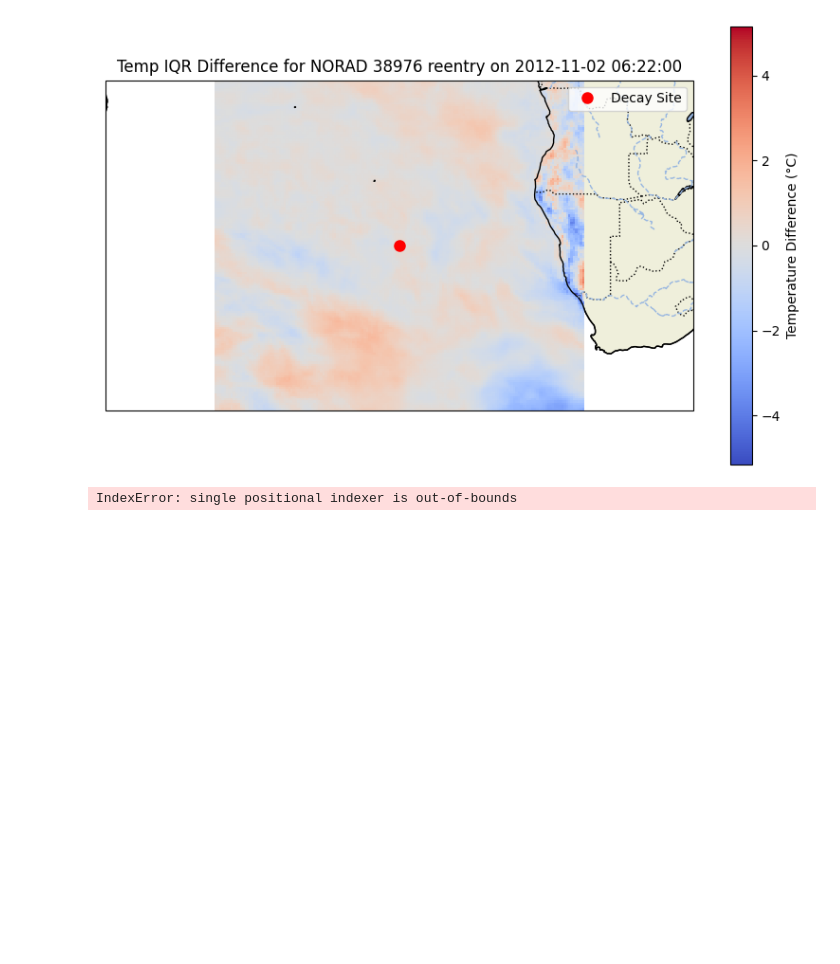
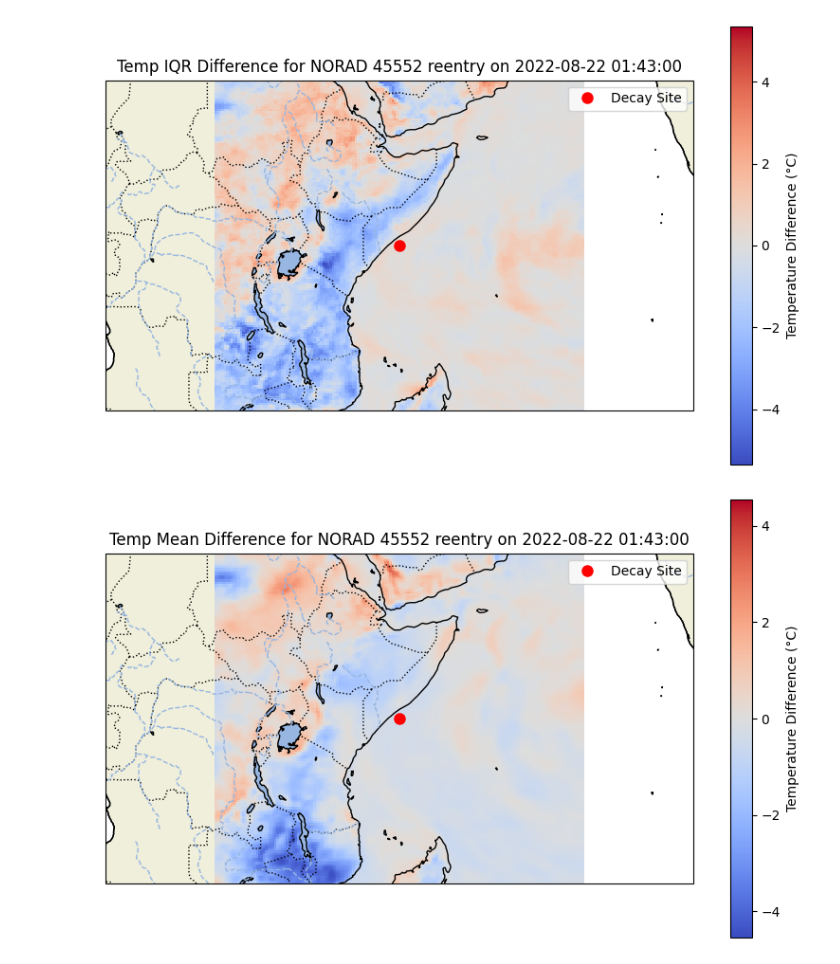
Before and after one commit to pisanvs/GLOBE-spacedebris, a Jupyter notebook: satellite-mapping.ipynb, the cells around one changed output. Drawn from its saved outputs; the diff is of its cells as text; code cells hidden in the pictures; blank space fills up the shorter version.

Commit message:
Focused mapping on mainly starlink satellites

```diff
--- a/satellite-mapping.ipynb
+++ b/satellite-mapping.ipynb
@@ -177,8 +174,6 @@ def show_imagery(imagery, event_TIP, title):
     plt.legend()
     plt.show()
 # %%
-import pandas as pd
-
 # Add each JSONs data to dataframe
 df = pd.DataFrame()
 for file in os.listdir("data/TIPs"):
@@ -190,6 +185,11 @@ df = df.sort_values(by=['OBJECT_NUMBER', 'WINDOW'], ascending=False)
 last_tips = df.groupby('OBJECT_NUMBER').tail(1).reset_index(drop=True)
 
 last_tips = last_tips[last_tips["WINDOW"] == 1]
-last_tips
+
+# get starlink IDs
+
+starlink_ids = pd.read_csv("data/starlink-decayed.csv")
+starlinks = last_tips[last_tips["NORAD_CAT_ID"].isin(starlink_ids["norad"])]
+starlinks
 # %% [output]
 |  | NORAD_CAT_ID | MSG_EPOCH | INSERT_EPOCH | DECAY_EPOCH | WINDOW | REV | DIRECTION | LAT | LON | ... |
@@ -208,10 +208,13 @@ last_tips
 # %%
 for dir in os.listdir("data/sat_imagery"):
-    reentry = last_tips[last_tips["NORAD_CAT_ID"] == int(dir)].iloc[0]
+    reentry = starlinks[starlinks["NORAD_CAT_ID"] == int(dir)].iloc[0]
 
     ds = load_imagery(reentry)
     analysis = analyze_imagery(ds, "iqr", reentry)
     show_imagery(analysis, reentry, "Temp IQR Difference")
+
+    analysis = analyze_imagery(ds, "mean", reentry)
+    show_imagery(analysis, reentry, "Temp Mean Difference")
 # %% [output]
-[figure, old version]
+[figure, new version]
-IndexError: single positional indexer is out-of-bounds
+[figure, added]
```
Also changed, not shown: parts of 5 cells of this notebook, 1 other file.
